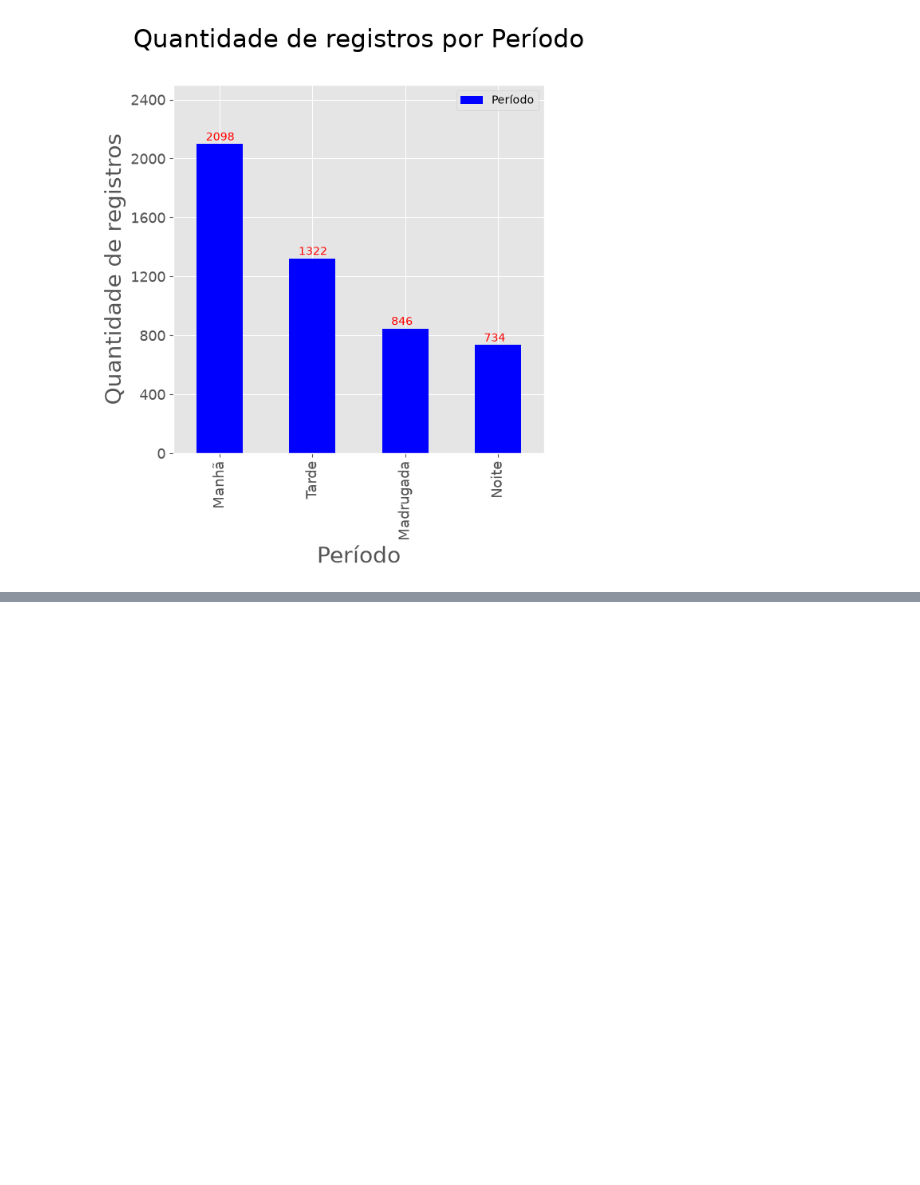
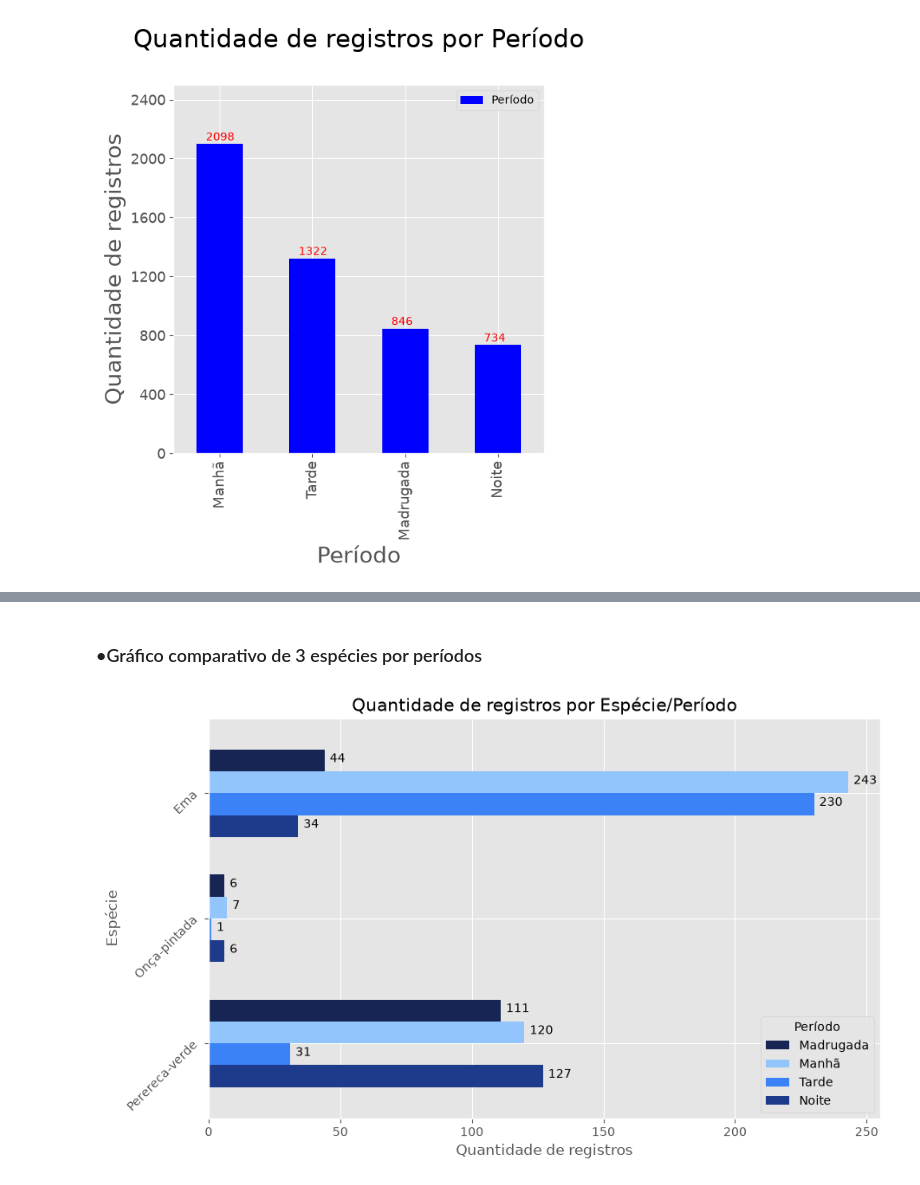
Before and after one commit to dinizjr/Trilha-IA, a Jupyter notebook: DS/Ex01.ipynb, the cells around one changed output, grey strips where cells are left out. Drawn from its saved outputs; the diff is of its cells as text; code cells hidden in the pictures; blank space fills up the shorter version.

```diff
--- a/DS/Ex01.ipynb
+++ b/DS/Ex01.ipynb
@@ -381,7 +382,7 @@ plt.show()
 # %%
 periodo = dt['Periodo'].value_counts()
 
-ax = periodo.plot(
+grf = periodo.plot(
     kind='bar',
     rot=90,
     figsize=(6,6),
@@ -389,16 +390,16 @@ ax = periodo.plot(
     fontsize=13,
     label='Período'
     )
-ax.set_title('Quantidade de registros por Período\n', fontsize=22, color='black')
-ax.set_ylabel('Quantidade de registros', fontsize=20)
-ax.set_xlabel('Período', fontsize=20)
-ax.set_yticks([0,400,800,1200,1600,2000,2400])
-ax.set_ylim((0,2500))
+grf.set_title('Quantidade de registros por Período\n', fontsize=22, color='black')
+grf.set_ylabel('Quantidade de registros', fontsize=20)
+grf.set_xlabel('Período', fontsize=20)
+grf.set_yticks([0,400,800,1200,1600,2000,2400])
+grf.set_ylim((0,2500))
 
 totals = []
 total = sum(totals)
-for i in ax.patches:
-    ax.text(
+for i in grf.patches:
+    grf.text(
         i.get_x() + 0.1,
         i.get_height()+25,
         i.get_height(),
@@ -411,0 +457,45 @@ plt.show()
+# %% [markdown]
+### •Gráfico comparativo de 3 espécies por períodos
+# %%
+periodo_especie = dt[
+    dt.especie.isin(['Perereca-verde', 'Ema', 'Onça-pintada'])
+].groupby(
+    ['Periodo', 'especie']
+).size().reset_index(name='Qtd'
+).pivot(
+    index='especie',
+    columns='Periodo',
+    values='Qtd'
+)
+periodo_especie = periodo_especie[['Madrugada','Manhã', 'Tarde', 'Noite']]
+
+ax = periodo_especie.plot(
+    kind='barh',
+    figsize=(10, 6),
+    color=['#172554', '#93C5FD', '#3B82F6', '#1E3A8A'],
+    width=0.7
+)
+
+ax.invert_yaxis()
+
+totals = []
+for i in ax.patches:
+    totals.append(i.get_width())
+total = sum(totals)
+for i in ax.patches:
+    ax.text(
+        i.get_width()+2,
+        i.get_y()+0.1,
+        i.get_width(),
+        fontsize=10,
+        color='black'
+    )
+
+plt.title('Quantidade de registros por Espécie/Período')
+plt.xlabel('Quantidade de registros')
+plt.ylabel('Espécie')
+plt.yticks(rotation=45)
+plt.legend(title='Período')
+plt.show()
+# %% [output]
+[figure, added]
```
Also changed, not shown: parts of 7 cells of this notebook.
